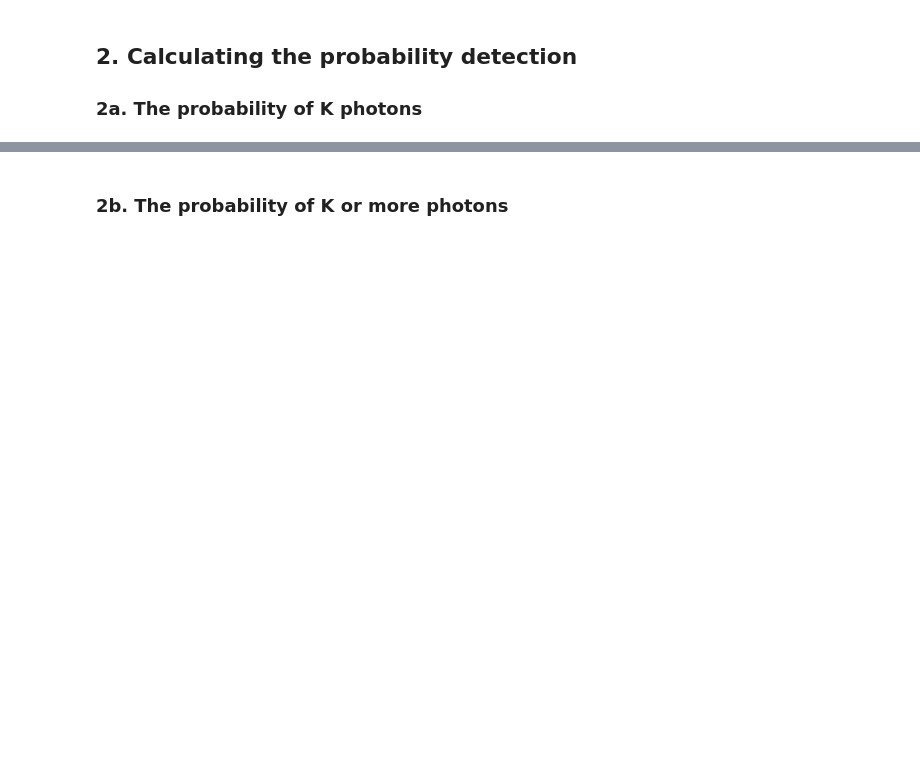
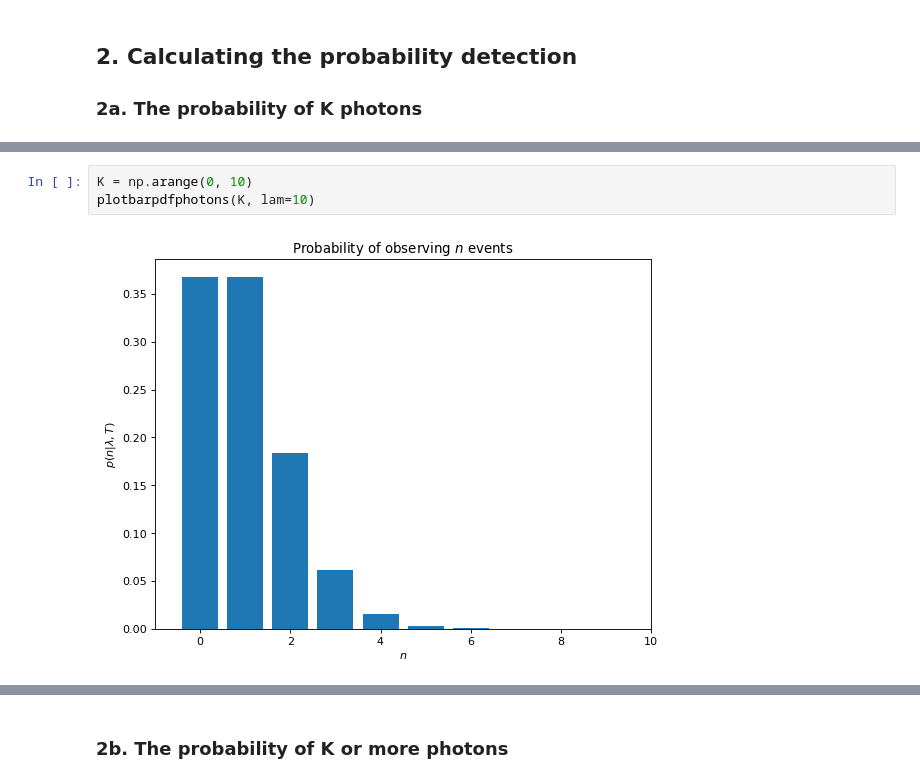
Before and after one commit to johnmays/CSDS_364_HW, a Jupyter notebook: A2/A2b/464-A2b-jkm100.ipynb, the cells around one changed output, grey strips where cells are left out. Saved outputs shown, nothing was run; the diff lists cells and outputs as text; blank space fills up the shorter version.

```diff
--- a/A2/A2b/464-A2b-jkm100.ipynb
+++ b/A2/A2b/464-A2b-jkm100.ipynb
@@ -88,0 +47,5 @@ def probnphotons(n=1, lam=10, T=.100):
+# %%
+K = np.arange(0, 10)
+plotbarpdfphotons(K, lam=10)
+# %% [output]
+[figure, added]
```
Also changed, not shown: parts of 43 cells of this notebook, 6 other files.
